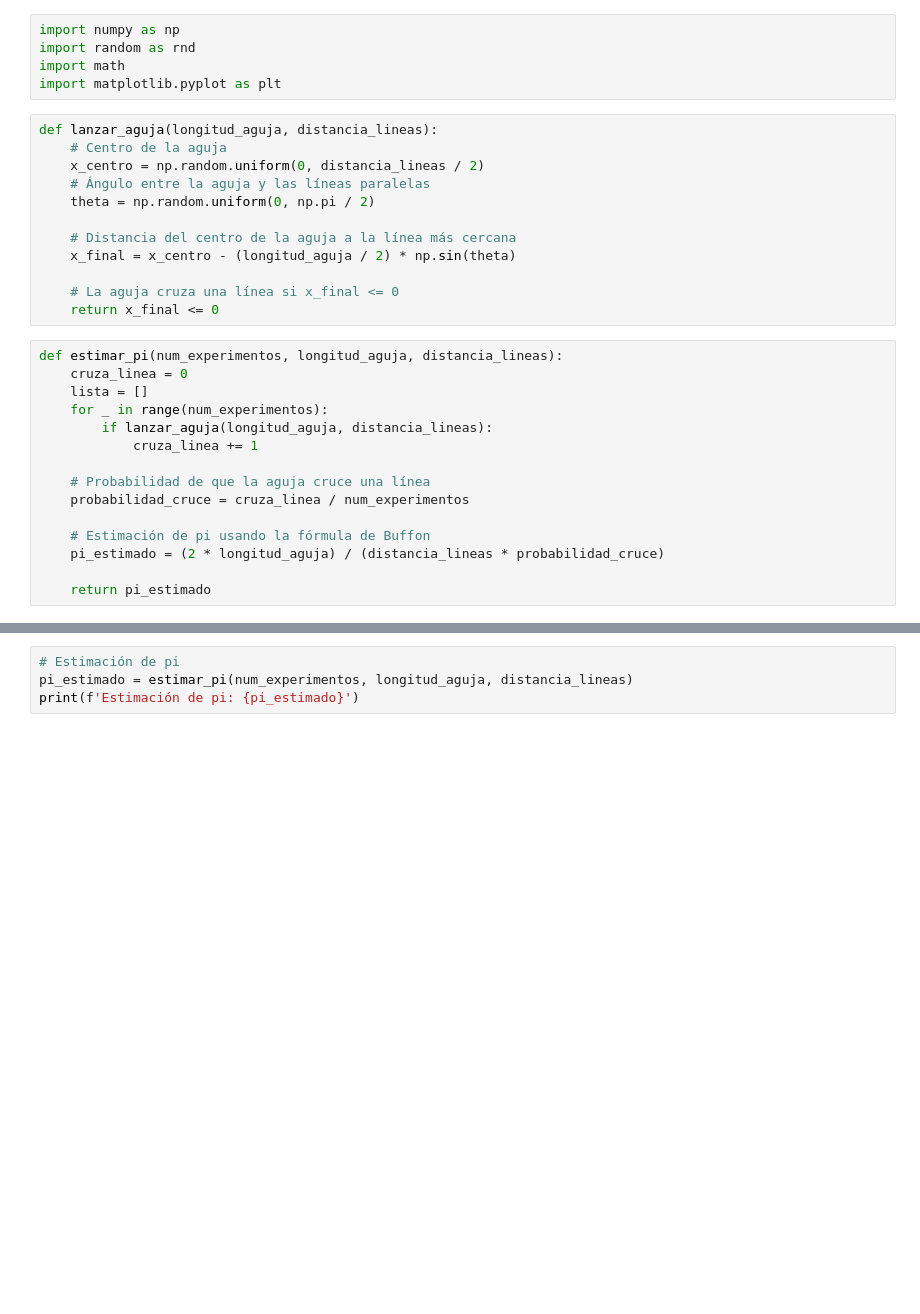
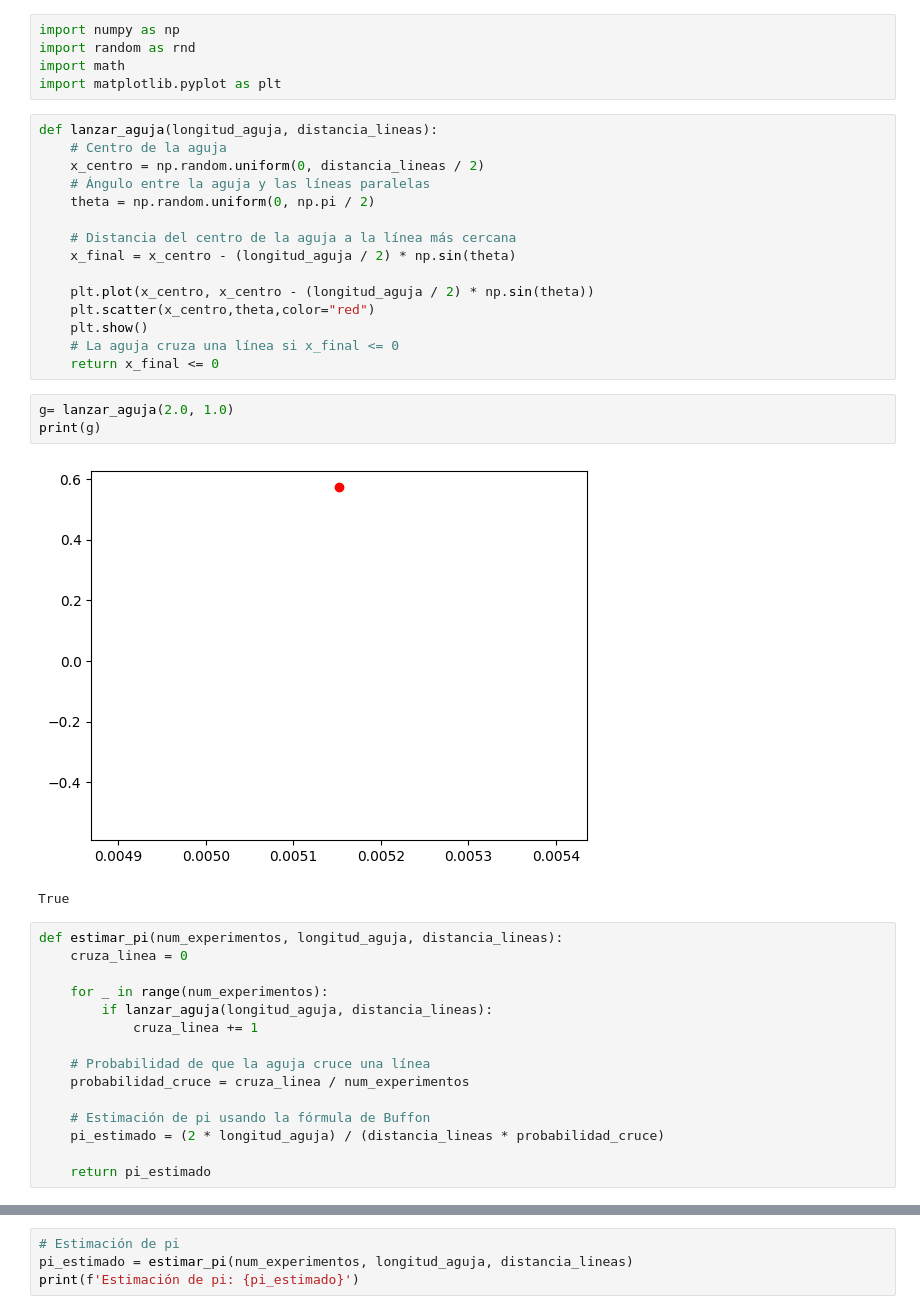
Before and after one commit to MartaPCastillo/Simulaci-n-I-, a Jupyter notebook: Experimento_Aguja_de_Buffon.ipynb, the cells around one changed output, grey strips where cells are left out. Cells and saved outputs as stored; diff of their text form; blank space fills up the shorter version.

```diff
--- a/Experimento_Aguja_de_Buffon.ipynb
+++ b/Experimento_Aguja_de_Buffon.ipynb
@@ -69,12 +69,21 @@ def lanzar_aguja(longitud_aguja, distancia_lineas):
     # Distancia del centro de la aguja a la línea más cercana
     x_final = x_centro - (longitud_aguja / 2) * np.sin(theta)
 
+    plt.plot(x_centro, x_centro - (longitud_aguja / 2) * np.sin(theta))
+    plt.scatter(x_centro,theta,color="red")
+    plt.show()
     # La aguja cruza una línea si x_final <= 0
     return x_final <= 0
+# %%
+g= lanzar_aguja(2.0, 1.0)
+print(g)
+# %% [output]
+[figure, added]
+True
 # %%
 def estimar_pi(num_experimentos, longitud_aguja, distancia_lineas):
     cruza_linea = 0
-    lista = []
+
     for _ in range(num_experimentos):
         if lanzar_aguja(longitud_aguja, distancia_lineas):
             cruza_linea += 1
```
Also changed, not shown: parts of 1 cell of this notebook.
